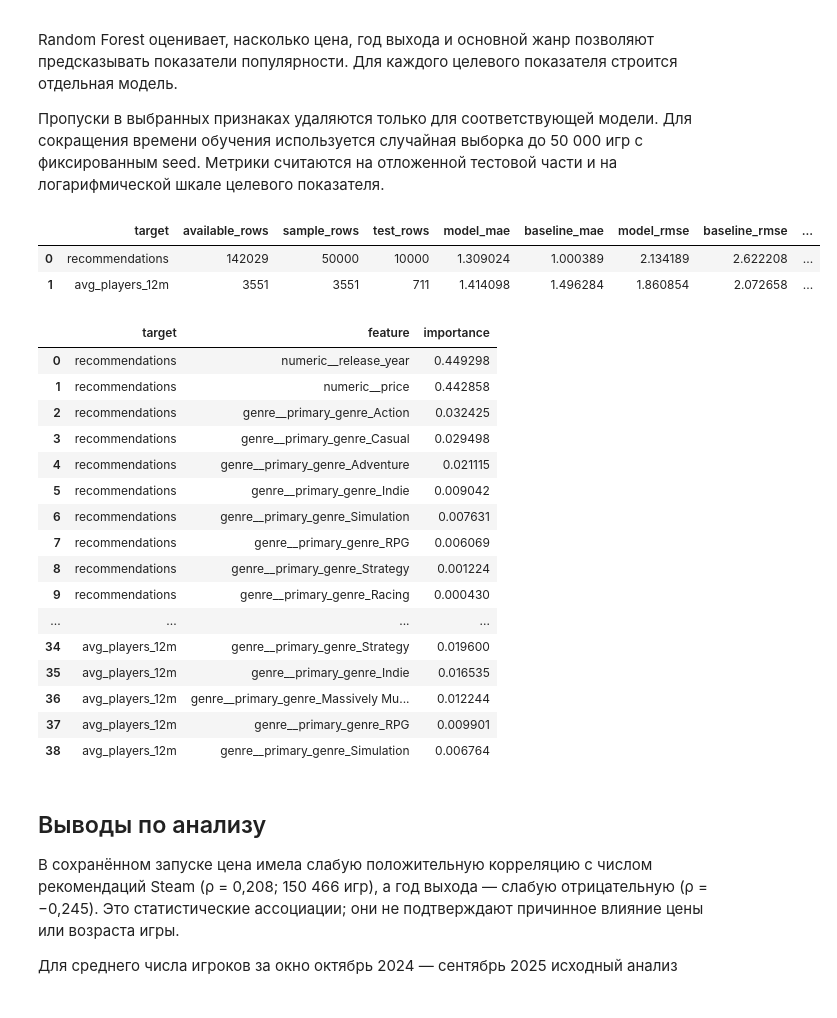
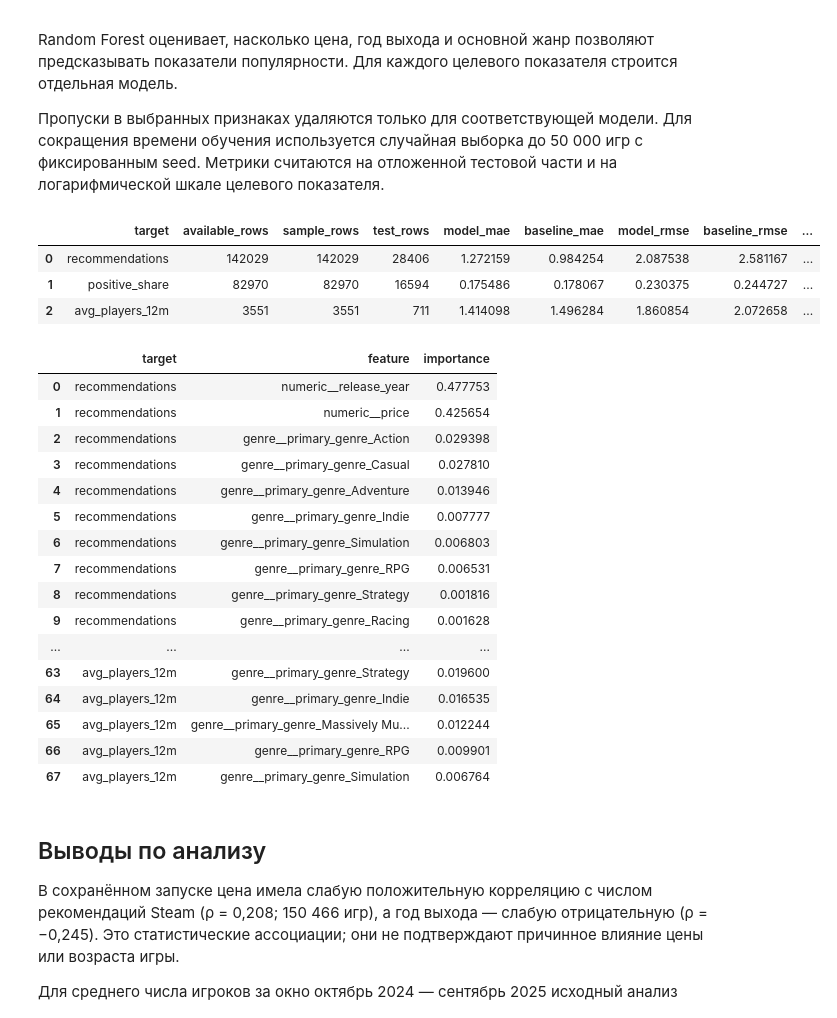
Before and after one commit to Dani-ldyaev/gaming-data-analysis, a Jupyter notebook: notebooks/2_4.ipynb, the cells around one changed output. Cells and saved outputs as stored; diff of their text form; code cells hidden in the pictures.

```diff
--- a/notebooks/2_4.ipynb
+++ b/notebooks/2_4.ipynb
@@ -438,24 +592,28 @@ from sklearn.pipeline import Pipeline
 from sklearn.preprocessing import OneHotEncoder
 
 FEATURES = ["price", "release_year", "primary_genre"]
-
+TARGETS = ["recommendations", "positive_share", "avg_players_12m"]
+MODEL_SAMPLE_LIMIT = 150_000
 
 def fit_model(target):
     data = analysis_df[FEATURES + [target]].dropna().copy()
     data = data[(data["price"] >= 0) & (data[target] >= 0)]
 
+    if target == "positive_share":
+        data = data[data[target].between(0, 1)]
+
     available_rows = len(data)
     data = data.sample(
-        n=min(50_000, available_rows),
+        n=min(MODEL_SAMPLE_LIMIT, available_rows),
         random_state=42,
     )
 
-    if len(data) < 100:
-        print(f"{target}: недостаточно полных строк для модели")
-        return None, pd.DataFrame()
-
     X = data[FEATURES]
-    y = np.log1p(data[target])
+    y = (
+        data[target]
+        if target == "positive_share"
+        else np.log1p(data[target])
+    )
 
     X_train, X_test, y_train, y_test = train_test_split(
         X,
@@ -519,7 +677,7 @@ def fit_model(target):
 model_results = []
 importance_results = []
 
-for target in ["recommendations", "avg_players_12m"]:
+for target in TARGETS:
     metrics, importance = fit_model(target)
 
     if metrics is not None:
@@ -528,52 +686,53 @@ for target in ["recommendations", "avg_players_12m"]:
 
 model_metrics = pd.DataFrame(model_results)
 feature_importance = pd.concat(importance_results, ignore_index=True)
 
 model_metrics.to_csv(
     QUALITY_DIR / "model_metrics_2_4.csv",
     index=False,
     encoding="utf-8-sig",
 )
 feature_importance.to_csv(
     QUALITY_DIR / "feature_importance_2_4.csv",
     index=False,
     encoding="utf-8-sig",
 )
 
 display(model_metrics)
 display(
     feature_importance.groupby("target", group_keys=False).head(10)
 )
 
 pd.DataFrame([{
     "stage": "analysis_2_4",
     "seconds": time.perf_counter() - analysis_start,
 }]).to_csv(
     QUALITY_DIR / "processing_times_2_4.csv",
     index=False,
     encoding="utf-8-sig",
 )
 # %% [output]
 |  | target | available_rows | sample_rows | test_rows | model_mae | baseline_mae | model_rmse | baseline_rmse | ... |
-| 0 | recommendations | 142029 | 50000 | 10000 | 1.309024 | 1.000389 | 2.134189 | 2.622208 | ... |
-| 1 | avg_players_12m | 3551 | 3551 | 711 | 1.414098 | 1.496284 | 1.860854 | 2.072658 | ... |
+| 0 | recommendations | 142029 | 142029 | 28406 | 1.272159 | 0.984254 | 2.087538 | 2.581167 | ... |
+| 1 | positive_share | 82970 | 82970 | 16594 | 0.175486 | 0.178067 | 0.230375 | 0.244727 | ... |
+| 2 | avg_players_12m | 3551 | 3551 | 711 | 1.414098 | 1.496284 | 1.860854 | 2.072658 | ... |
 |  | target | feature | importance |
-| 0 | recommendations | numeric__release_year | 0.449298 |
-| 1 | recommendations | numeric__price | 0.442858 |
-| 2 | recommendations | genre__primary_genre_Action | 0.032425 |
-| 3 | recommendations | genre__primary_genre_Casual | 0.029498 |
-| 4 | recommendations | genre__primary_genre_Adventure | 0.021115 |
-| 5 | recommendations | genre__primary_genre_Indie | 0.009042 |
-| 6 | recommendations | genre__primary_genre_Simulation | 0.007631 |
-| 7 | recommendations | genre__primary_genre_RPG | 0.006069 |
-| 8 | recommendations | genre__primary_genre_Strategy | 0.001224 |
-| 9 | recommendations | genre__primary_genre_Racing | 0.000430 |
+| 0 | recommendations | numeric__release_year | 0.477753 |
+| 1 | recommendations | numeric__price | 0.425654 |
+| 2 | recommendations | genre__primary_genre_Action | 0.029398 |
+| 3 | recommendations | genre__primary_genre_Casual | 0.027810 |
+| 4 | recommendations | genre__primary_genre_Adventure | 0.013946 |
+| 5 | recommendations | genre__primary_genre_Indie | 0.007777 |
+| 6 | recommendations | genre__primary_genre_Simulation | 0.006803 |
+| 7 | recommendations | genre__primary_genre_RPG | 0.006531 |
+| 8 | recommendations | genre__primary_genre_Strategy | 0.001816 |
+| 9 | recommendations | genre__primary_genre_Racing | 0.001628 |
 | ... | ... | ... | ... |
-| 34 | avg_players_12m | genre__primary_genre_Strategy | 0.019600 |
-| 35 | avg_players_12m | genre__primary_genre_Indie | 0.016535 |
-| 36 | avg_players_12m | genre__primary_genre_Massively Mu... | 0.012244 |
-| 37 | avg_players_12m | genre__primary_genre_RPG | 0.009901 |
-| 38 | avg_players_12m | genre__primary_genre_Simulation | 0.006764 |
+| 63 | avg_players_12m | genre__primary_genre_Strategy | 0.019600 |
+| 64 | avg_players_12m | genre__primary_genre_Indie | 0.016535 |
+| 65 | avg_players_12m | genre__primary_genre_Massively Mu... | 0.012244 |
+| 66 | avg_players_12m | genre__primary_genre_RPG | 0.009901 |
+| 67 | avg_players_12m | genre__primary_genre_Simulation | 0.006764 |
 # %% [markdown]
 ## Выводы по анализу
 
```
Also changed, not shown: parts of 3 cells of this notebook, 6 other files.
